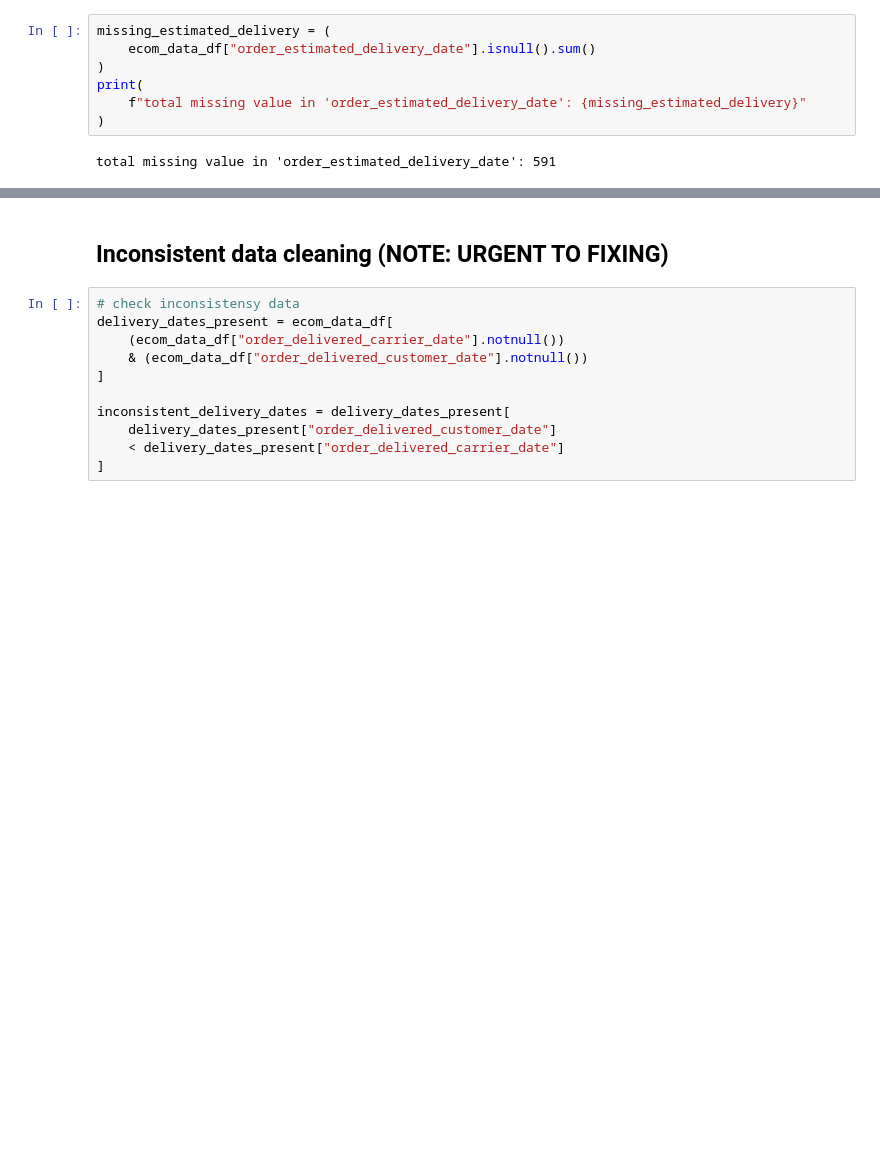
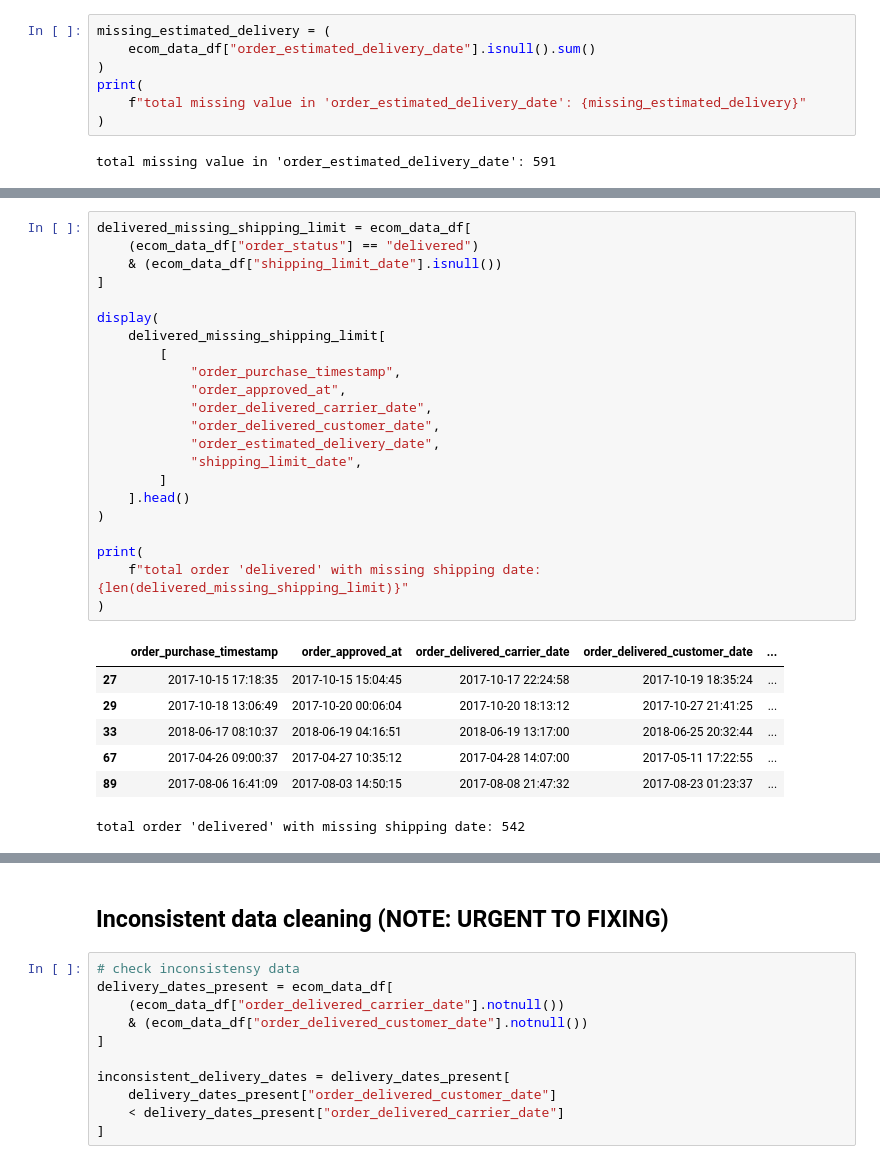
Before and after one commit to RizkiRdm/Olist-E-commerce-Performance-Analysis, a Jupyter notebook: notebooks/data_cleaning.ipynb, the cells around one changed output, grey strips where cells are left out. Drawn from its saved outputs; the diff is of its cells as text; blank space fills up the shorter version.

```diff
--- a/notebooks/data_cleaning.ipynb
+++ b/notebooks/data_cleaning.ipynb
@@ -1078,0 +1096,30 @@ Name: count, dtype: int64
+# %%
+delivered_missing_shipping_limit = ecom_data_df[
+    (ecom_data_df["order_status"] == "delivered")
+    & (ecom_data_df["shipping_limit_date"].isnull())
+]
+
+display(
+    delivered_missing_shipping_limit[
+        [
+            "order_purchase_timestamp",
+            "order_approved_at",
+            "order_delivered_carrier_date",
+            "order_delivered_customer_date",
+            "order_estimated_delivery_date",
+            "shipping_limit_date",
+        ]
+    ].head()
+)
+
+print(
+    f"total order 'delivered' with missing shipping date: {len(delivered_missing_shipping_limit)}"
+)
+# %% [output]
+|  | order_purchase_timestamp | order_approved_at | order_delivered_carrier_date | order_delivered_customer_date | ... |
+| 27 | 2017-10-15 17:18:35 | 2017-10-15 15:04:45 | 2017-10-17 22:24:58 | 2017-10-19 18:35:24 | ... |
+| 29 | 2017-10-18 13:06:49 | 2017-10-20 00:06:04 | 2017-10-20 18:13:12 | 2017-10-27 21:41:25 | ... |
+| 33 | 2018-06-17 08:10:37 | 2018-06-19 04:16:51 | 2018-06-19 13:17:00 | 2018-06-25 20:32:44 | ... |
+| 67 | 2017-04-26 09:00:37 | 2017-04-27 10:35:12 | 2017-04-28 14:07:00 | 2017-05-11 17:22:55 | ... |
+| 89 | 2017-08-06 16:41:09 | 2017-08-03 14:50:15 | 2017-08-08 21:47:32 | 2017-08-23 01:23:37 | ... |
+total order 'delivered' with missing shipping date: 542
```
Also changed, not shown: parts of 13 cells of this notebook.
